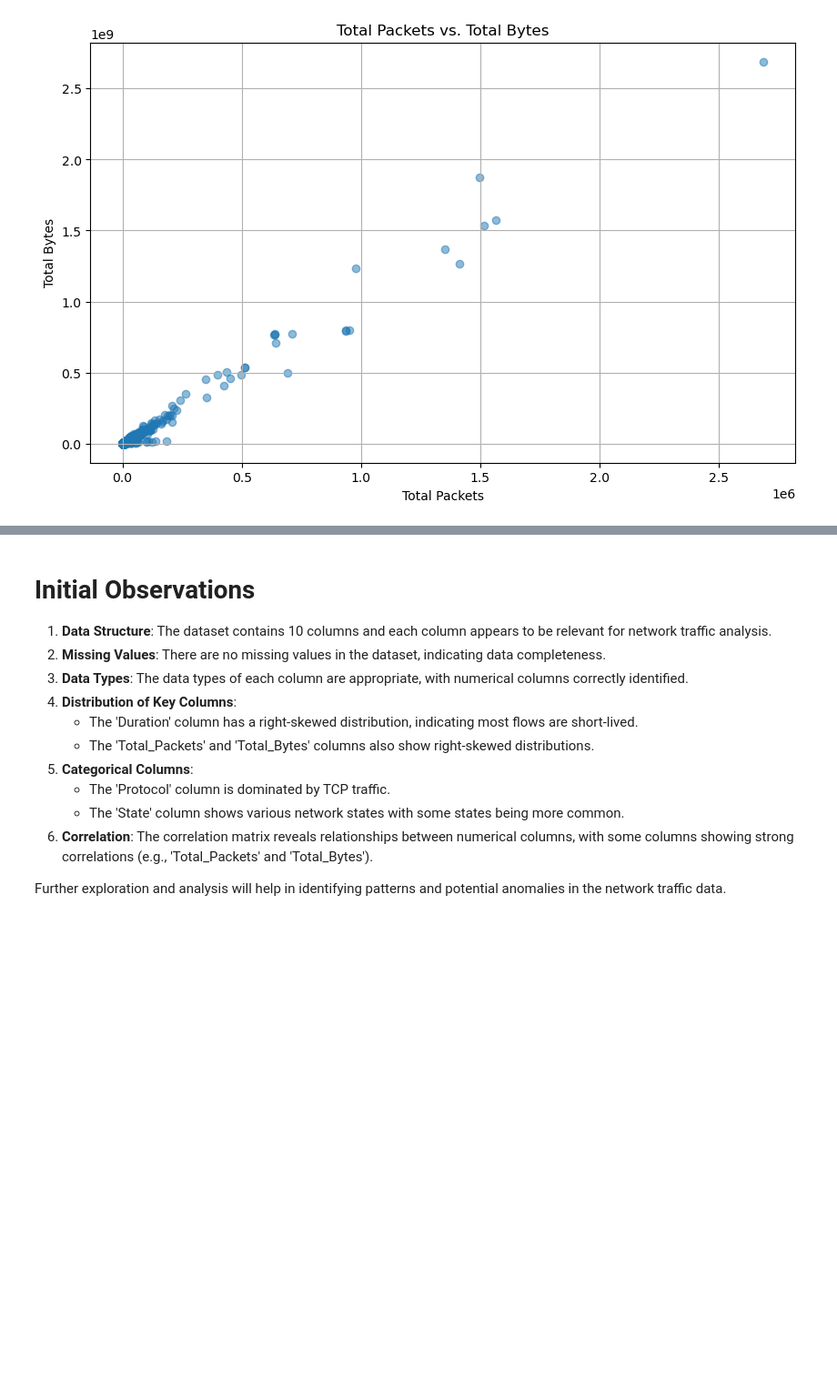
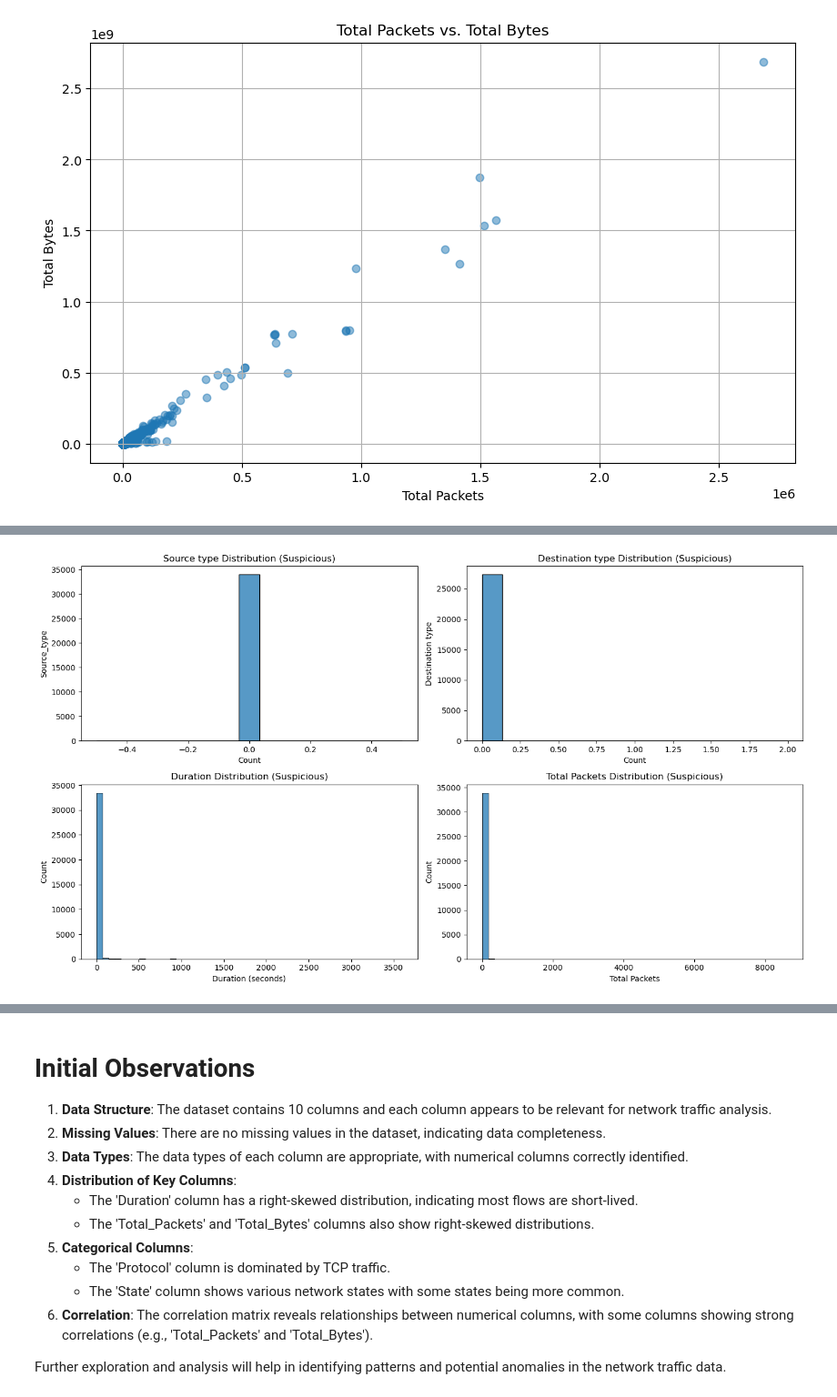
Before and after one commit to davedawitdave/Network-security-analysis-and-botnet-prediction, a Jupyter notebook: preprocessing/Explore_data.ipynb, the cells around one changed output, grey strips where cells are left out. Shown at 91% size. Cells and saved outputs as stored; diff of their text form; code cells hidden in the pictures; blank space fills up the shorter version.

```diff
--- a/preprocessing/Explore_data.ipynb
+++ b/preprocessing/Explore_data.ipynb
@@ -117,0 +130,11 @@ plt.show()
+# %%
+data['Suspicious'] = data['Label'].apply(lambda x: 1 if 'flow=From-Botnet' in x else 0)
+
+# Aggregate the data based on the 'Suspicious' column
+suspicious_counts = data['Suspicious'].value_counts()
+
+# Print the number of observations for each category
+print(suspicious_counts)
+
+# Display the first few rows of the dataframe to verify the 'Suspicious' column
+data.head()
@@ -117,0 +152,40 @@ plt.show()
+# %%
+# Filter the data where Suspicious =
+suspicious_df = data[data['Suspicious'] == 1]
+
+# Plot settings
+plt.figure(figsize=(14, 8))
+
+# Horizontal bar plot for 'State'
+plt.subplot(2, 2, 1)
+sns.histplot(suspicious_df['Source_Type_of_Service'], bins =15, kde=False)
+plt.title('Source type Distribution (Suspicious)')
+plt.xlabel('Count')
+plt.ylabel('Source_type')
+
+# Horizontal bar plot for 'Direction'
+plt.subplot(2, 2, 2)
+sns.histplot(suspicious_df['Destination_Type_of_Service'], bins =15, kde =False)
+plt.title('Destination type Distribution (Suspicious)')
+plt.xlabel('Count')
+plt.ylabel('Destination type')
+
+# Horizontal bar plot for 'Duration'
+plt.subplot(2, 2, 3)
+sns.histplot(suspicious_df['Duration'], bins=50, kde=False)
+plt.title('Duration Distribution (Suspicious)')
+plt.xlabel('Duration (seconds)')
+plt.ylabel('Count')
+
+# Horizontal bar plot for 'Total_Packets'
+plt.subplot(2, 2, 4)
+sns.histplot(suspicious_df['Total_Packets'], bins=50, kde=False)
+plt.title('Total Packets Distribution (Suspicious)')
+plt.xlabel('Total Packets')
+plt.ylabel('Count')
+
+# Adjust layout
+plt.tight_layout()
+plt.show()
+# %% [output]
+[figure, added]
```
Also changed, not shown: parts of 7 cells of this notebook.
